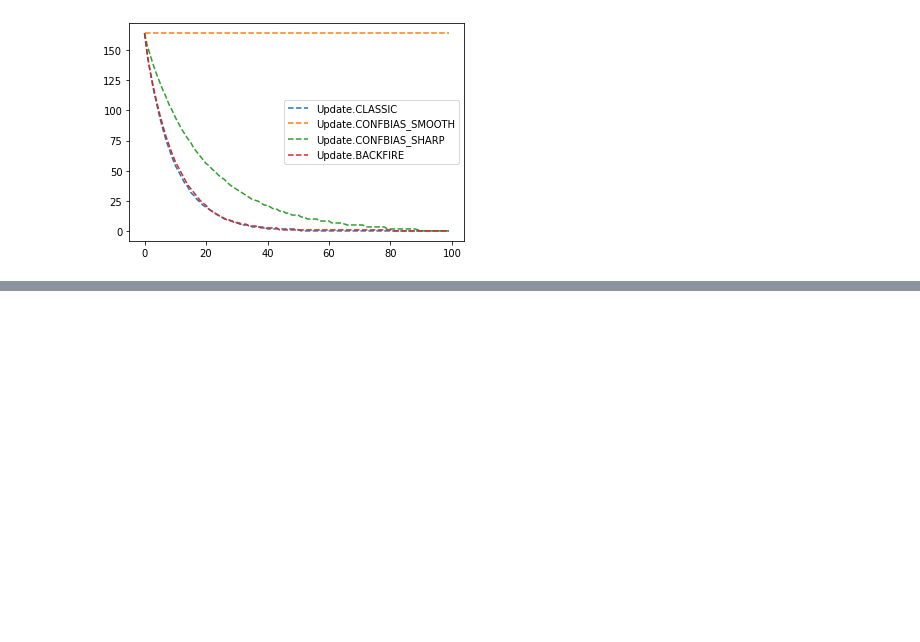
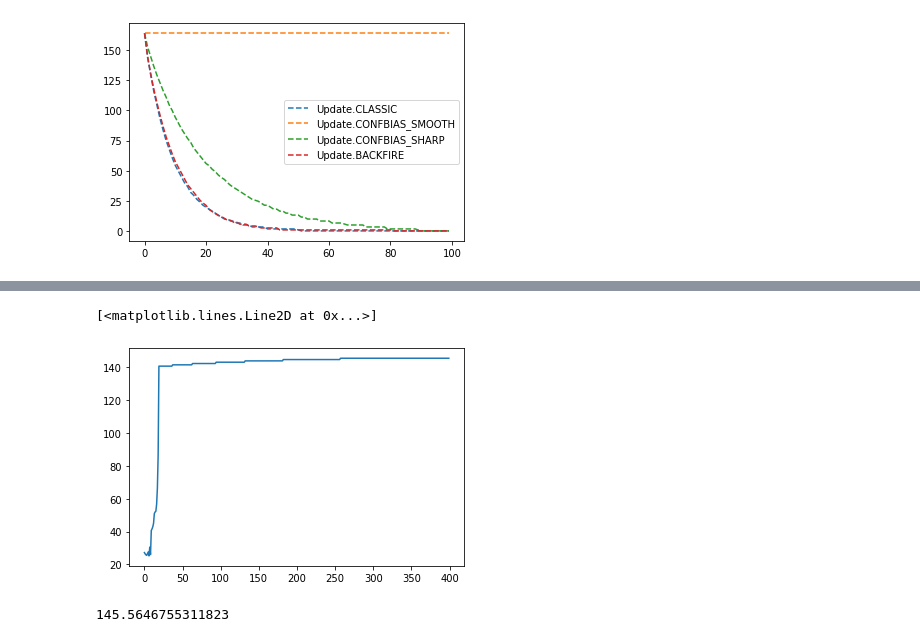
Before and after one commit to Sirquini/Polarization, a Jupyter notebook: New Simulations.ipynb, the cells around one changed output, grey strips where cells are left out. Cells and saved outputs as stored; diff of their text form; code cells hidden in the pictures; blank space fills up the shorter version.

```diff
--- a/New Simulations.ipynb
+++ b/New Simulations.ipynb
@@ -77,0 +61,20 @@ def build_belief(
+# %%
+sim = polarization.run_simulation(
+    polarization.build_mild_beliefs(num_agents, polarization.LOW_POLE, polarization.HIGH_POLE, polarization.BELIEF_STEP),
+    polarization.build_inf_graph_2_groups_disconnected(num_agents, 0.5),
+    400,
+    num_bins,
+    polarization.Update.BACKFIRE,
+    polarization.CONFBIAS_DISCOUNT,
+    polarization.BACKFIRE_BELIEF_THRESHOLD,
+    polarization.BACKFIRE_INFLUENCE_THRESHOLD
+)
+# %%
+plt.plot(sim)
+# %% [output]
+[<matplotlib.lines.Line2D at 0x...>]
+[figure, added]
+# %%
+sim[399]
+# %% [output]
+145.5646755311823
```
Also changed, not shown: parts of 5 cells of this notebook.
